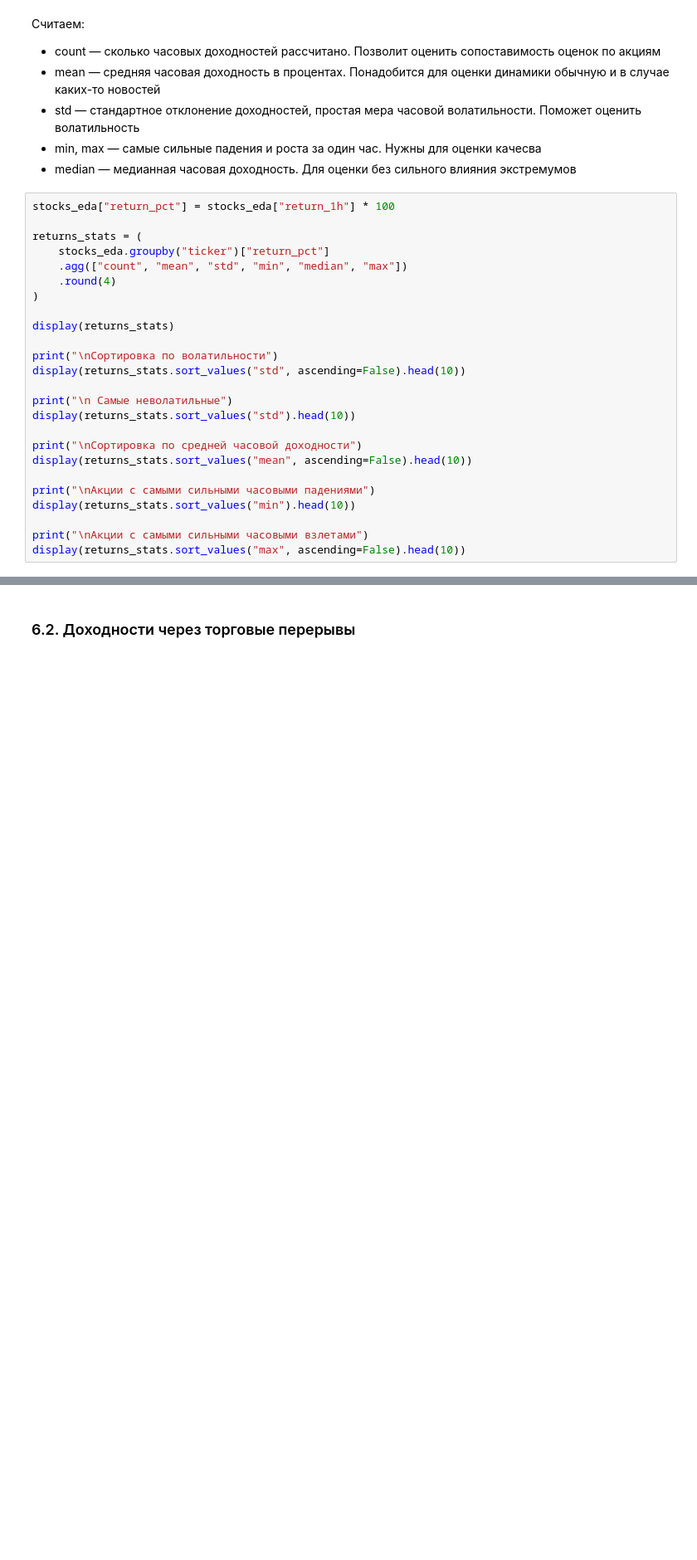
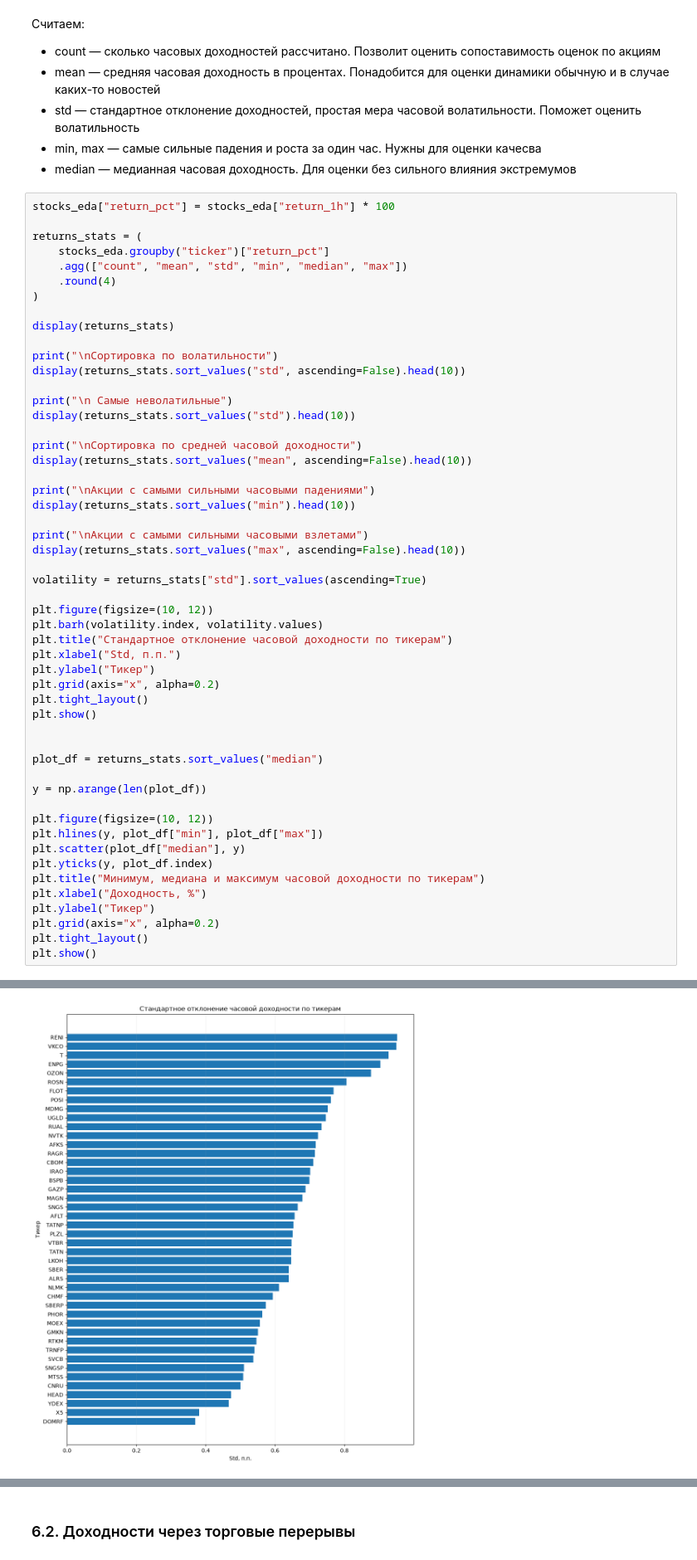
Before and after one commit to alshev-pavel/market-event-analytics, a Jupyter notebook: 02_stocks_eda.ipynb, the cells around one changed output, grey strips where cells are left out. Shown at 83% size. Saved outputs shown, nothing was run; the diff lists cells and outputs as text; blank space fills up the shorter version.

```diff
--- a/02_stocks_eda.ipynb
+++ b/02_stocks_eda.ipynb
@@ -831,6 +874,33 @@ display(returns_stats.sort_values("min").head(10))
 
 print("\nАкции с самыми сильными часовыми взлетами")
 display(returns_stats.sort_values("max", ascending=False).head(10))
+
+volatility = returns_stats["std"].sort_values(ascending=True)
+
+plt.figure(figsize=(10, 12))
+plt.barh(volatility.index, volatility.values)
+plt.title("Стандартное отклонение часовой доходности по тикерам")
+plt.xlabel("Std, п.п.")
+plt.ylabel("Тикер")
+plt.grid(axis="x", alpha=0.2)
+plt.tight_layout()
+plt.show()
+
+
+plot_df = returns_stats.sort_values("median")
+
+y = np.arange(len(plot_df))
+
+plt.figure(figsize=(10, 12))
+plt.hlines(y, plot_df["min"], plot_df["max"])
+plt.scatter(plot_df["median"], y)
+plt.yticks(y, plot_df.index)
+plt.title("Минимум, медиана и максимум часовой доходности по тикерам")
+plt.xlabel("Доходность, %")
+plt.ylabel("Тикер")
+plt.grid(axis="x", alpha=0.2)
+plt.tight_layout()
+plt.show()
 # %% [output]
 |  | count | mean | std | min | median | max |
 | ticker |  |  |  |  |  |  |
@@ -888,30 +958,31 @@ display(returns_stats.sort_values("max", ascending=False).head(10))
 | LKOH | 25399 | -0.0007 | 0.6464 | -28.5250 | 0.0000 | 52.0403 |
 | TATN | 25375 | -0.0009 | 0.6468 | -23.9472 | 0.0000 | 40.9504 |
 | BSPB | 21469 | -0.0011 | 0.6995 | -21.1888 | -0.0076 | 37.5450 |
 | RUAL | 25201 | -0.0012 | 0.7339 | -31.1289 | 0.0000 | 32.1912 |
 Акции с самыми сильными часовыми падениями
 |  | count | mean | std | min | median | max |
 | ticker |  |  |  |  |  |  |
 | IRAO | 25379 | -0.0032 | 0.7010 | -44.8519 | 0.0000 | 42.2431 |
 | ENPG | 22792 | -0.0119 | 0.9042 | -43.3517 | 0.0000 | 53.8889 |
 | ROSN | 25398 | -0.0018 | 0.8064 | -42.3696 | 0.0000 | 72.0391 |
 | SBER | 25402 | 0.0006 | 0.6395 | -40.3290 | 0.0000 | 42.3262 |
 | FLOT | 20723 | -0.0066 | 0.7690 | -38.1946 | -0.0103 | 41.1356 |
 | T | 24827 | -0.0027 | 0.9272 | -35.9873 | 0.0000 | 52.6119 |
 | RUAL | 25201 | -0.0012 | 0.7339 | -31.1289 | 0.0000 | 32.1912 |
 | GAZP | 25405 | -0.0063 | 0.6878 | -28.5253 | -0.0055 | 46.7599 |
 | LKOH | 25399 | -0.0007 | 0.6464 | -28.5250 | 0.0000 | 52.0403 |
 | RENI | 15423 | -0.0087 | 0.9517 | -28.3894 | 0.0000 | 49.7006 |
 Акции с самыми сильными часовыми взлетами
 |  | count | mean | std | min | median | max |
 | ticker |  |  |  |  |  |  |
 | ROSN | 25398 | -0.0018 | 0.8064 | -42.3696 | 0.0000 | 72.0391 |
 | CBOM | 24982 | -0.0000 | 0.7099 | -7.1712 | 0.0000 | 61.3206 |
 | ENPG | 22792 | -0.0119 | 0.9042 | -43.3517 | 0.0000 | 53.8889 |
 | T | 24827 | -0.0027 | 0.9272 | -35.9873 | 0.0000 | 52.6119 |
 | LKOH | 25399 | -0.0007 | 0.6464 | -28.5250 | 0.0000 | 52.0403 |
 | NVTK | 25362 | -0.0030 | 0.7238 | -23.6475 | 0.0000 | 49.9714 |
 | RENI | 15423 | -0.0087 | 0.9517 | -28.3894 | 0.0000 | 49.7006 |
 | MAGN | 25259 | -0.0021 | 0.6787 | -19.1029 | 0.0000 | 47.7591 |
 | GAZP | 25405 | -0.0063 | 0.6878 | -28.5253 | -0.0055 | 46.7599 |
 | TATNP | 25354 | -0.0038 | 0.6533 | -24.7042 | 0.0000 | 44.7619 |
+[figure, added]
```
Also changed, not shown: parts of 8 cells of this notebook, 3 other files.
